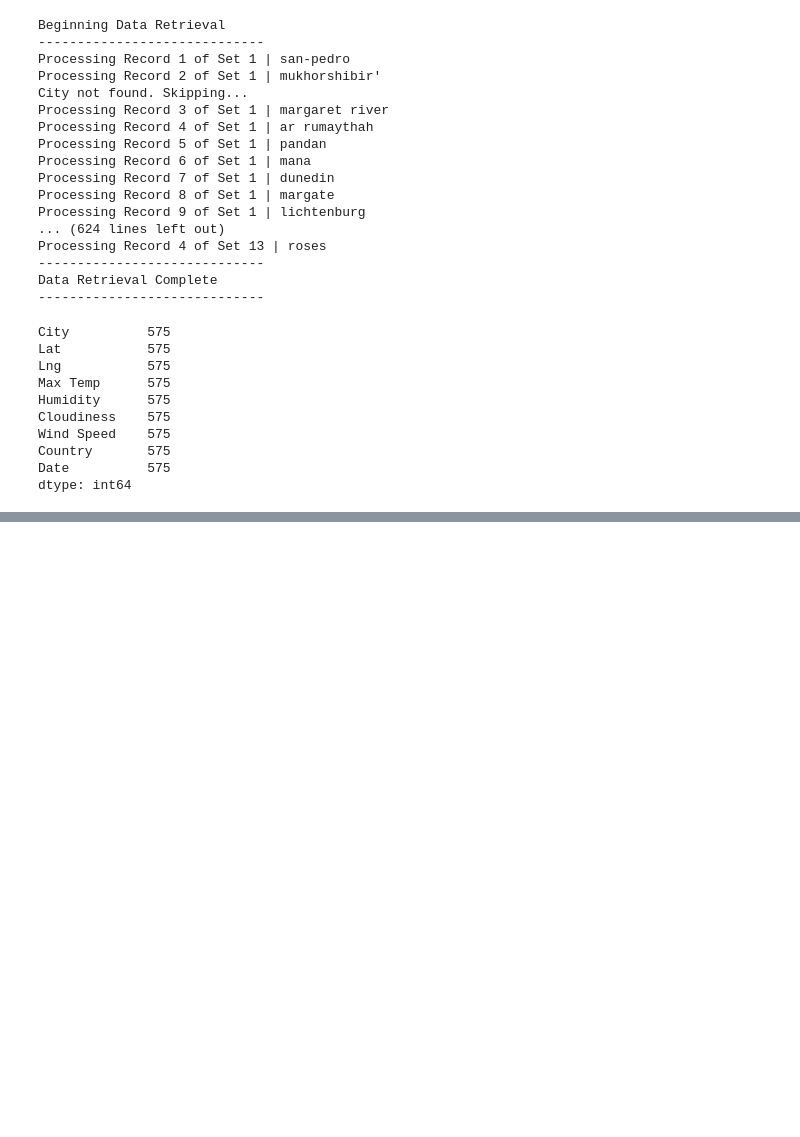
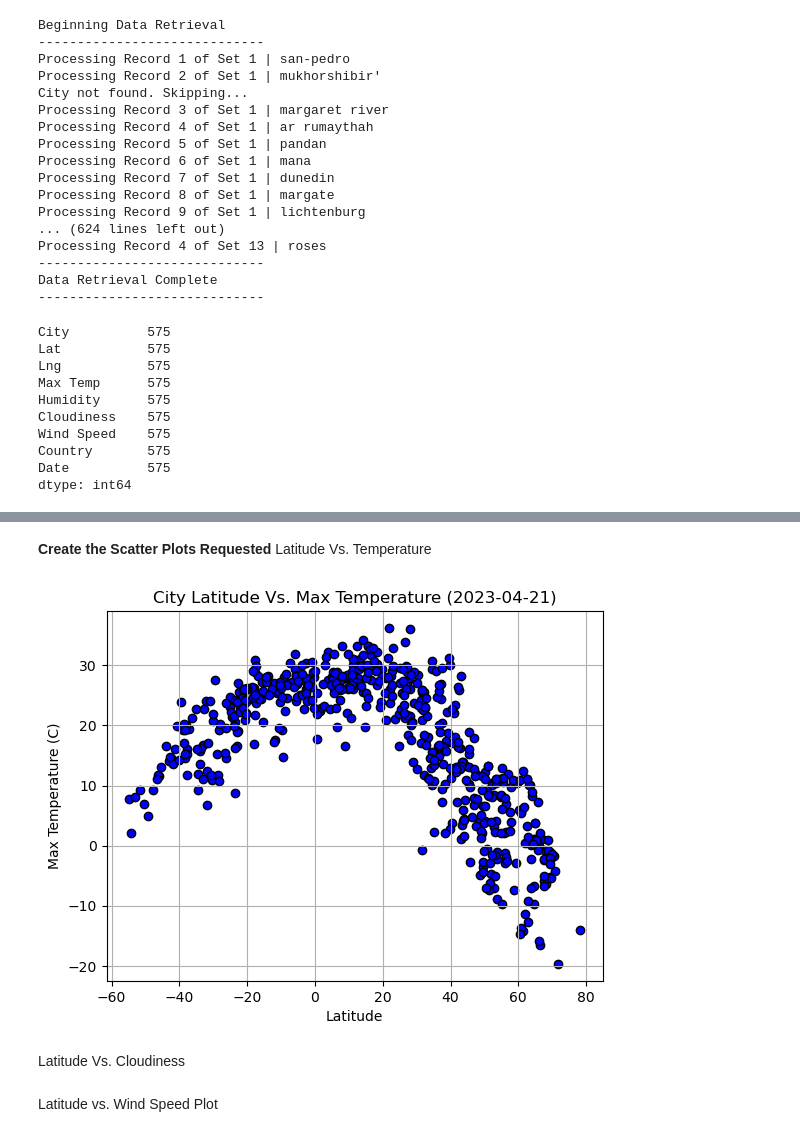
Before and after one commit to m-janssens-boop/python_api_challenge, a Jupyter notebook: WeatherPy/WeatherPy.ipynb, the cells around one changed output, grey strips where cells are left out. Drawn from its saved outputs; the diff is of its cells as text; code cells hidden in the pictures; blank space fills up the shorter version.

Commit message:
scatter plots and lin regression function

```diff
--- a/WeatherPy/WeatherPy.ipynb
+++ b/WeatherPy/WeatherPy.ipynb
@@ -161,0 +168,24 @@ city_data_df.head()
+# %% [markdown]
+**Create the Scatter Plots Requested**
+Latitude Vs. Temperature
+# %%
+# Build scatter plot for latitude vs. temperature
+
+x_lat = city_data_df['Lat']
+y_temp = city_data_df['Max Temp']
+
+plt.scatter(x_lat, y_temp, color='b', edgecolors='black')
+
+# Incorporate the other graph properties
+plt.title('City Latitude Vs. Max Temperature (2023-04-21)')
+plt.xlabel('Latitude')
+plt.ylabel('Max Temperature (C)')
+plt.grid()
+
+# Save the figure
+#plt.savefig("output_data/Fig1.png")
+
+# Show plot
+plt.show()
+# %% [output]
+[figure, added]
@@ -161,0 +207,2 @@ city_data_df.head()
+# %% [markdown]
+Latitude Vs. Cloudiness
@@ -161,0 +222,2 @@ city_data_df.head()
+# %% [markdown]
+Latitude vs. Wind Speed Plot
```
Also changed, not shown: parts of 11 cells of this notebook, 2 other files.
